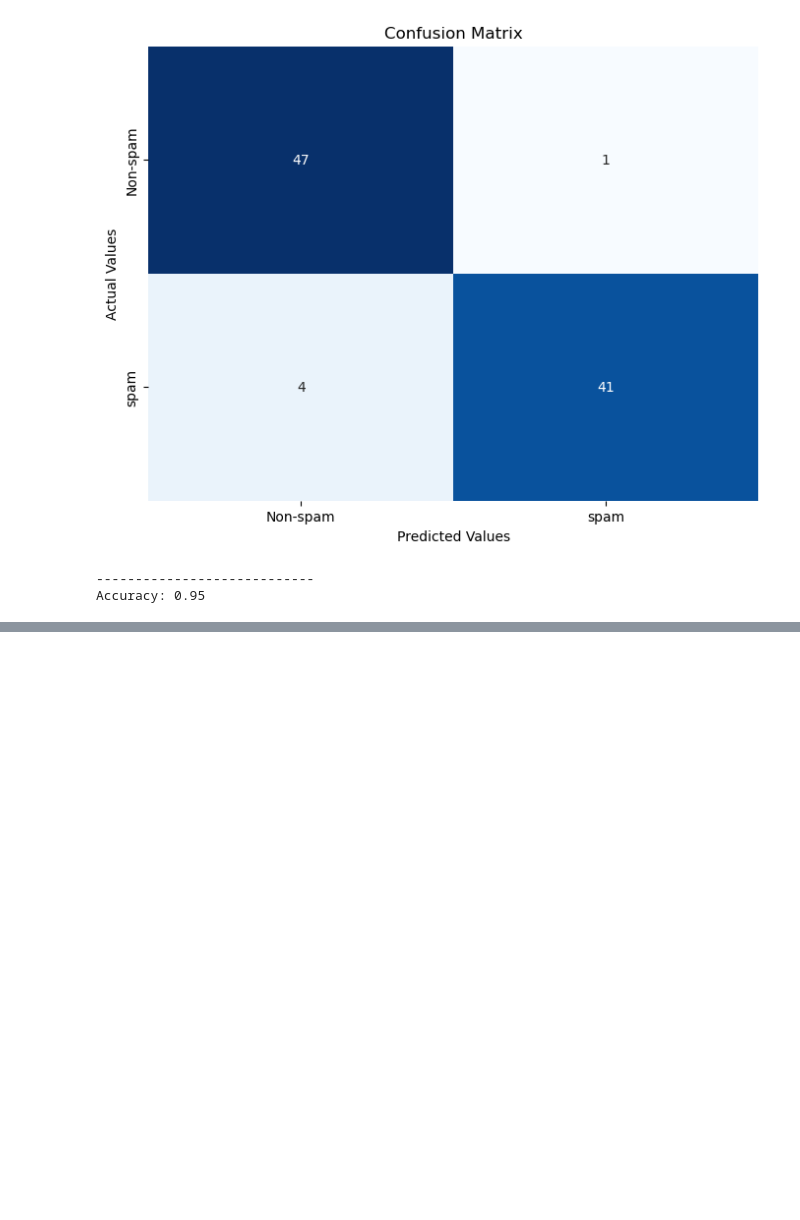
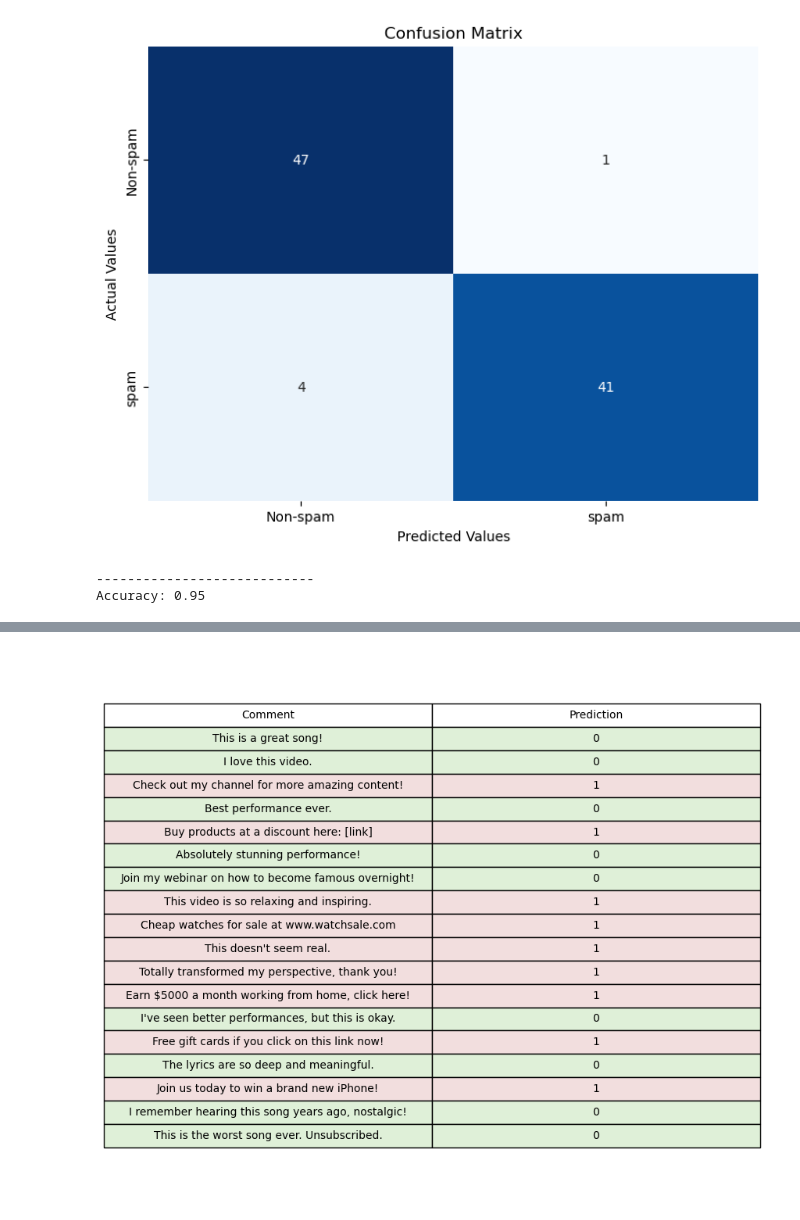
Before and after one commit to jaekk9916/AI, a Jupyter notebook: school/filter_spam_YouTube_comment.ipynb, the cells around one changed output, grey strips where cells are left out. Cells and saved outputs as stored; diff of their text form; code cells hidden in the pictures; blank space fills up the shorter version.

```diff
--- a/school/filter_spam_YouTube_comment.ipynb
+++ b/school/filter_spam_YouTube_comment.ipynb
@@ -187,24 +187,24 @@ Accuracy: 0.95
 # Part 5
 # 11. As a group come up with 6 new comments (4 comments should be non spam and 2 comment spam) and pass them to the classifier and check the results. You can be very creative and even do more
 new_comments = [
-   "This is a great song!",  # Non-spam: Positive feedback
-    "I love this video.",  # Non-spam: Positive feedback
-    "Check out my channel for more amazing content!",  # Spam: Promotional content
-    "Best performance ever.",  # Non-spam: Positive feedback
-    "Buy products at a discount here: [link]",  # Spam: Promotional content with link
-    "Absolutely stunning performance!",  # Non-spam: Positive feedback
-    "Join my webinar on how to become famous overnight!",  # Spam: Promotional, potentially misleading
-    "This video is so relaxing and inspiring.",  # Non-spam: Positive feedback
-    "Cheap watches for sale at www.watchsale.com",  # Spam: Promotional content with URL
-    "This doesn't seem real.",  # Non-spam: Skeptical or critical comment
-    "Totally transformed my perspective, thank you!",  # Non-spam: Positive, appreciative feedback
-    "Earn $5000 a month working from home, click here!",  # Spam: Scam-like, promotional content
-    "I've seen better performances, but this is okay.",  # Non-spam: Mixed or neutral feedback
-    "Free gift cards if you click on this link now!",  # Spam: Promotional with a clickbait element
-    "The lyrics are so deep and meaningful.",  # Non-spam: Comment on content quality
-    "Join us today to win a brand new iPhone!",  # Spam: Promotional with a giveaway
-    "I remember hearing this song years ago, nostalgic!",  # Non-spam: Personal reminiscence
-    "This is the worst song ever. Unsubscribed.",  # Non-spam: Negative feedback
+   "This is a great song!",
+    "I love this video.",
+    "Check out my channel for more amazing content!",
+    "Best performance ever.",
+    "Buy products at a discount here: [link]",
+    "Absolutely stunning performance!",
+    "Join my webinar on how to become famous overnight!",
+    "This video is so relaxing and inspiring.",
+    "Cheap watches for sale at www.watchsale.com",
+    "This doesn't seem real.",
+    "Totally transformed my perspective, thank you!",
+    "Earn $5000 a month working from home, click here!",
+    "I've seen better performances, but this is okay.",
+    "Free gift cards if you click on this link now!",
+    "The lyrics are so deep and meaningful.",
+    "Join us today to win a brand new iPhone!",
+    "I remember hearing this song years ago, nostalgic!",
+    "This is the worst song ever. Unsubscribed.",
 ]
 
 # 12. Present all the results and conclusions.
@@ -216,15 +216,33 @@ print("----------------------------")
 print("New Comments Predictions:", new_predictions)
 
 
-# 13. Drop code, report and power point presentation into the project assessment folder for grading.
-# 0 indicates NOT SPAM, 1 indicates SPAM.
-category_map = { 0 : 'Non-spam', 1 : 'Spam '}
+prediction_labels = ['Non-spam' if x == 0 else 'Spam' for x in new_predictions]
 
-# Translate numerical predictions to textual labels
-# Print the outputs
-for comment, category in zip(new_comments, new_predictions):
-    print('\nComment:', comment, '\nPredicted category:', \
-            category_map[category])
+# Create a figure and a grid for the plot and the table
+fig, ax = plt.subplots(figsize=(12, 10))  # Adjusted size for visibility
+ax.axis('tight')
+ax.axis('off')
+
+# Prepare cell text by combining each comment with its prediction
+cell_text = list(zip(new_comments, new_predictions))
+
+# Create the table
+the_table = ax.table(cellText=cell_text, colLabels=['Comment', 'Prediction'], cellLoc='center', loc='center')
+
+# Coloring rows based on the prediction
+colors = ['#dff0d8' if prediction == 'Non-spam' else '#f2dede' for prediction in prediction_labels]
+for i, (color, (comment, prediction)) in enumerate(zip(colors, cell_text)):
+    the_table[(i+1, 0)].set_facecolor(color)  # Coloring comment cells
+    the_table[(i+1, 1)].set_facecolor(color)  # Coloring prediction cells
+
+the_table.auto_set_font_size(False)
+the_table.set_fontsize(10)
+the_table.scale(1, 2)  # Adjust scale to space out the rows
+
+# Adjust layout to make room for the table:
+plt.subplots_adjust(left=0.2, top=0.8)
+
+plt.show()
 # %% [output]
 ----------------------------
 New Comments Predictions: [0 0 1 0 1 0 0 1 1 1 1 1 0 1 0 1 0 0]
@@ -245,0 +249 @@ Predicted category: Non-spam
+[figure, added]
```
Also changed, not shown: parts of 1 cell of this notebook.
